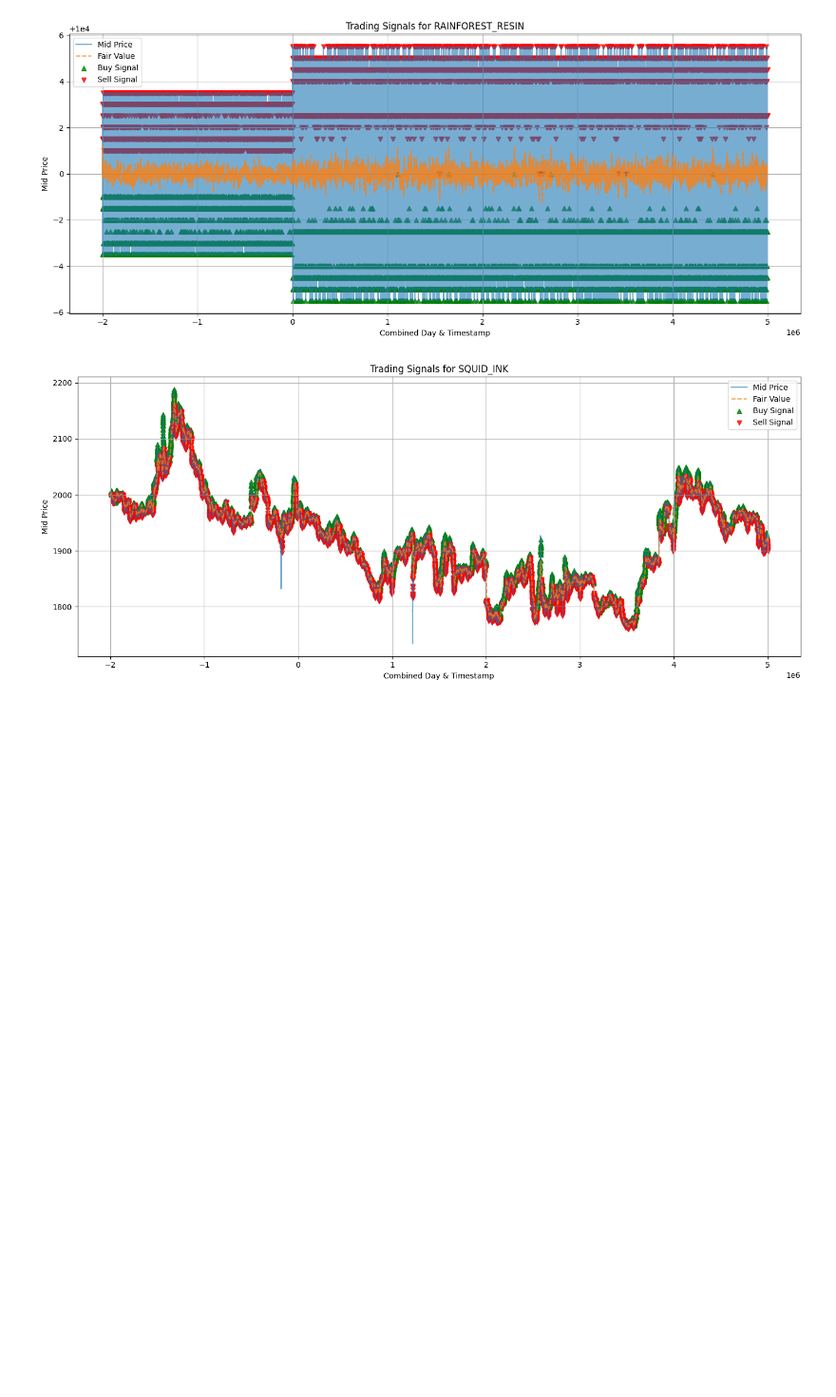
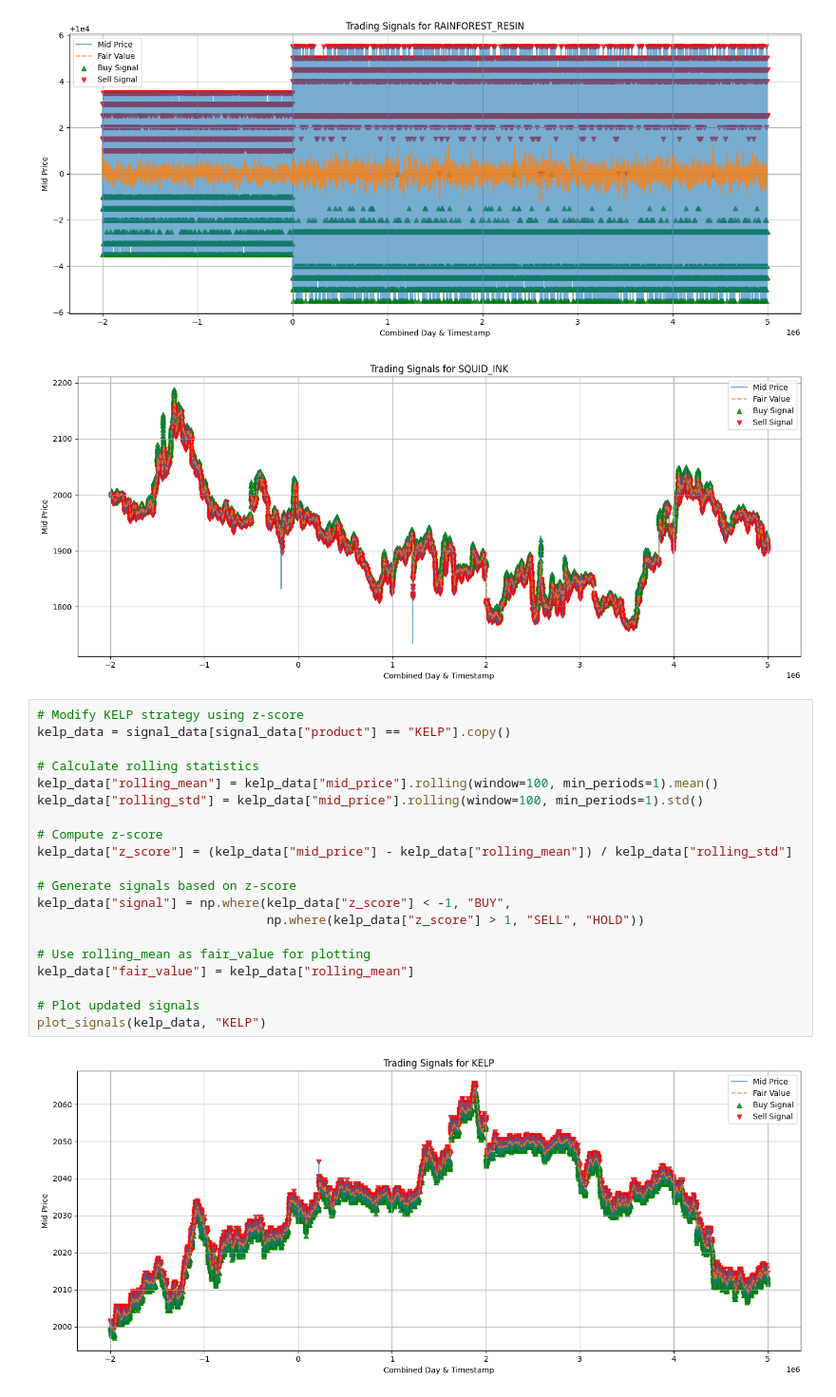
Before and after one commit to tomas-zuquete/imc-prosperity-3, a Jupyter notebook: round_5/analysis.ipynb, the cells around one changed output. Shown at 95% size. Cells and saved outputs as stored; diff of their text form; blank space fills up the shorter version.

```diff
--- a/round_5/analysis.ipynb
+++ b/round_5/analysis.ipynb
@@ -197,3 +197,25 @@ for product in ["KELP", "RAINFOREST_RESIN", "SQUID_INK"]:
 [figure]
 [figure]
 [figure]
+# %%
+# Modify KELP strategy using z-score
+kelp_data = signal_data[signal_data["product"] == "KELP"].copy()
+
+# Calculate rolling statistics
+kelp_data["rolling_mean"] = kelp_data["mid_price"].rolling(window=100, min_periods=1).mean()
+kelp_data["rolling_std"] = kelp_data["mid_price"].rolling(window=100, min_periods=1).std()
+
+# Compute z-score
+kelp_data["z_score"] = (kelp_data["mid_price"] - kelp_data["rolling_mean"]) / kelp_data["rolling_std"]
+
+# Generate signals based on z-score
+kelp_data["signal"] = np.where(kelp_data["z_score"] < -1, "BUY",
+                               np.where(kelp_data["z_score"] > 1, "SELL", "HOLD"))
+
+# Use rolling_mean as fair_value for plotting
+kelp_data["fair_value"] = kelp_data["rolling_mean"]
+
+# Plot updated signals
+plot_signals(kelp_data, "KELP")
+# %% [output]
+[figure, added]
```
Also changed, not shown: 17 other files.
